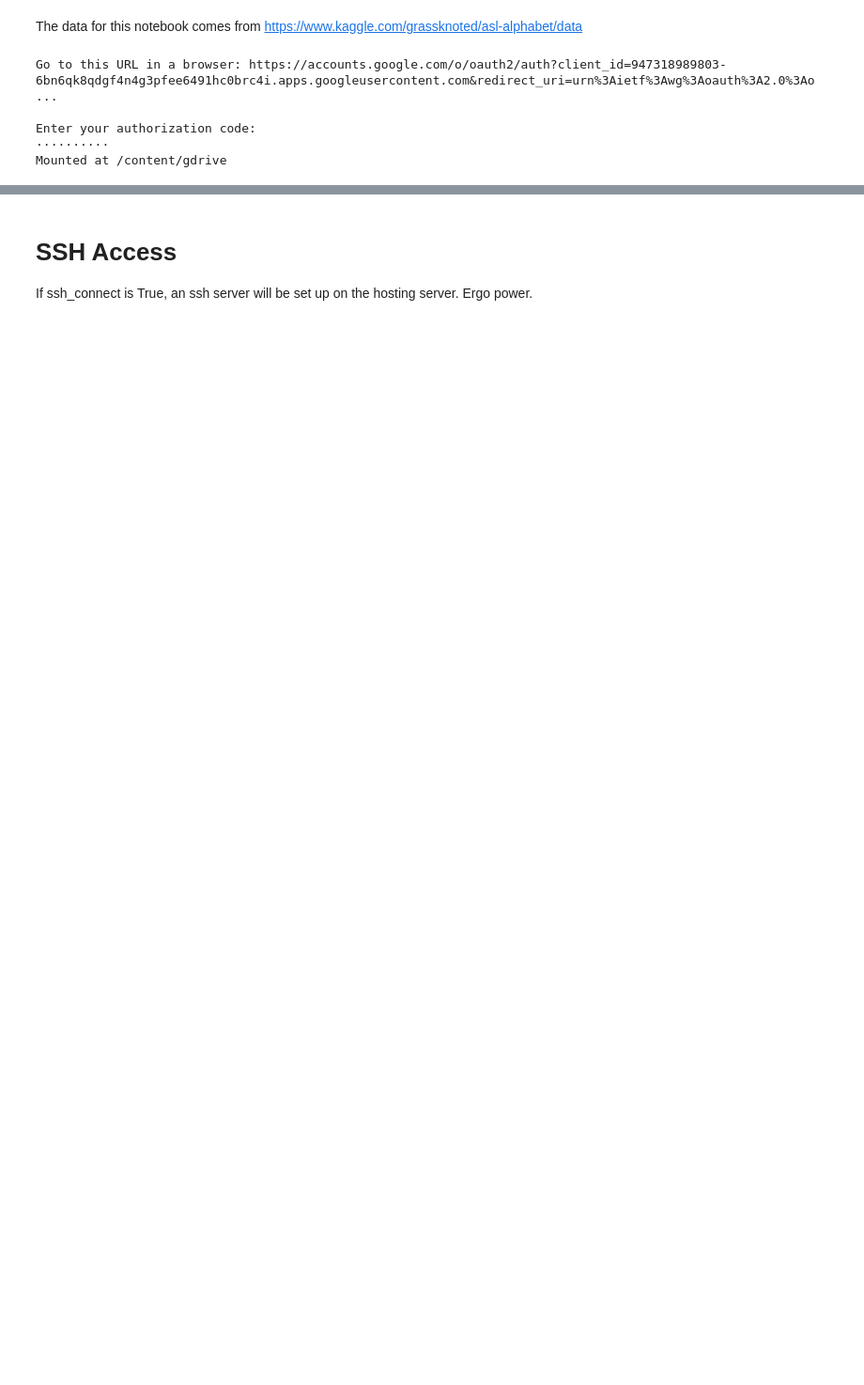
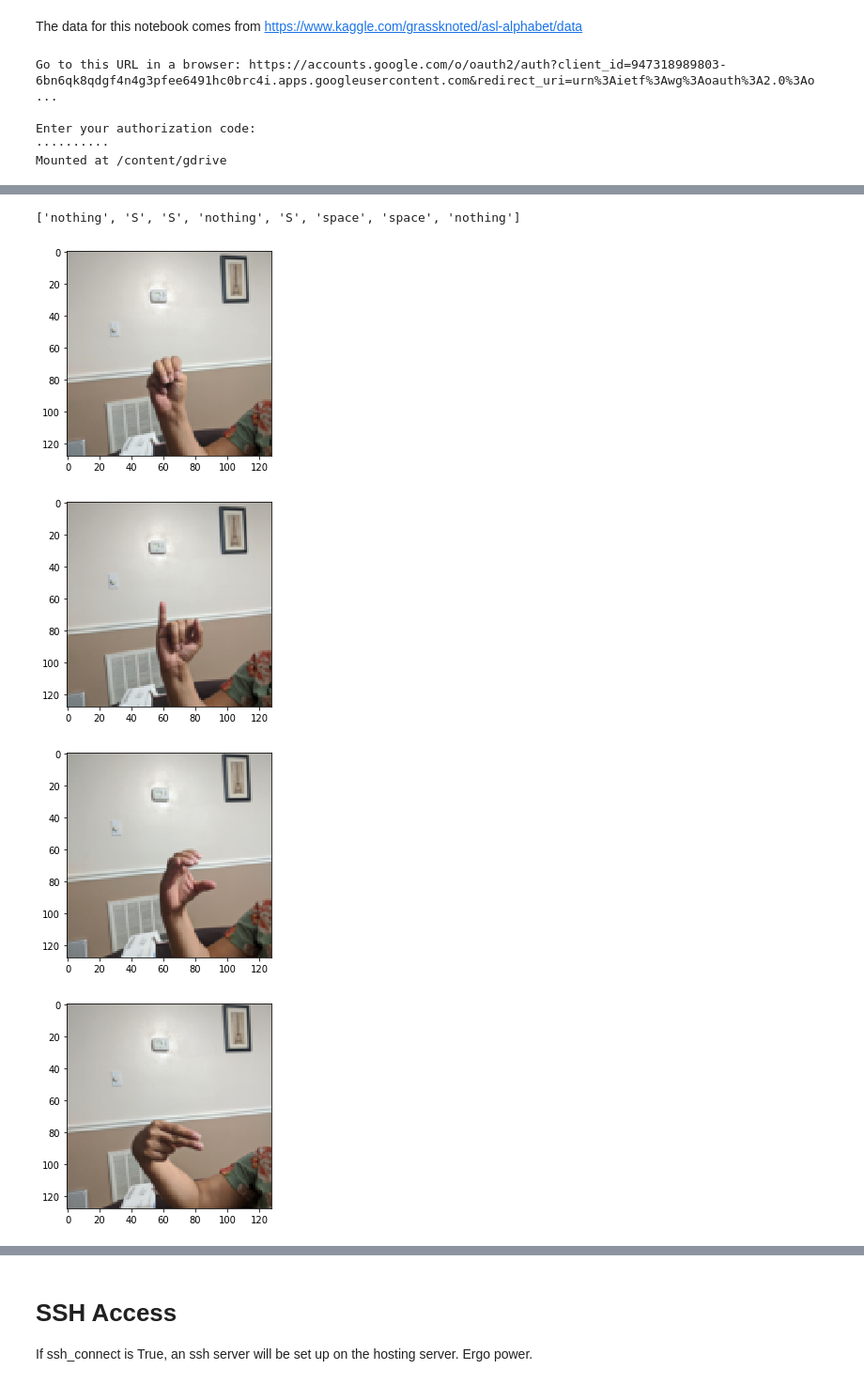
Before and after one commit to kennethac/ASL-Translator, a Jupyter notebook: kaggle-asl-alphabet/Kaggle_ASL_Alphabet.ipynb, the cells around one changed output, grey strips where cells are left out. Shown at 94% size. Cells and saved outputs as stored; diff of their text form; code cells hidden in the pictures; blank space fills up the shorter version.

Commit message:
Shows that it is terrible at my data.

```diff
--- a/kaggle-asl-alphabet/Kaggle_ASL_Alphabet.ipynb
+++ b/kaggle-asl-alphabet/Kaggle_ASL_Alphabet.ipynb
@@ -61,10 +61,19 @@ class ASLDataset(Dataset):
     return oh
 
   def __init__(self, root_path, train_path, size=512):
-      self.dataset_folder = torchvision.datasets.ImageFolder(os.path.join(root_path, train_path) ,transform = transforms.Compose([transforms.Resize(size),transforms.ToTensor()]))
+      self.dataset_folder = torchvision.datasets.ImageFolder(
+          os.path.join(root_path, train_path),
+          transform = transforms.Compose(
+              [
+               transforms.Resize(size),
+               transforms.CenterCrop(size),
+               transforms.ToTensor(),
+               transforms.Normalize((0.5, 0.5, 0.5), (0.5, 0.5, 0.5)),
+               ]))
 
   def __getitem__(self,index):
     sample = self.dataset_folder[index]
+    # print("Class is {}".format(sample[1]))
     return sample[0], sample[1]
 
   def __len__(self):
@@ -190,0 +250,3 @@ scope()
+# %%
+michelle_set = ASLDataset(root_dir, "Michelle", size=128)
+michelle_loader = DataLoader(michelle_set, batch_size=1)
@@ -190,0 +281,4 @@ scope()
+# %%
+[dataset.dataset_folder.classes[torch.argmax(model(i[0].cuda())).item()] for i in michelle_loader]
+# %% [output]
+['nothing', 'S', 'S', 'nothing', 'S', 'space', 'space', 'nothing']
@@ -190,0 +288,15 @@ scope()
+# %%
+def show_imgs(x, new_fig=True):
+    grid = vutils.make_grid(x.detach().cpu(), nrow=8, normalize=True, pad_value=0.3)
+    grid = grid.transpose(0,2).transpose(0,1) # channels as last dimension
+    if new_fig:
+        plt.figure()
+    plt.imshow(grid.numpy())
+# %%
+for x, y in michelle_loader:
+  show_imgs(x)
+# %% [output]
+[figure, added]
+[figure, added]
+[figure, added]
+[figure, added]
```
Also changed, not shown: parts of 14 cells of this notebook.
